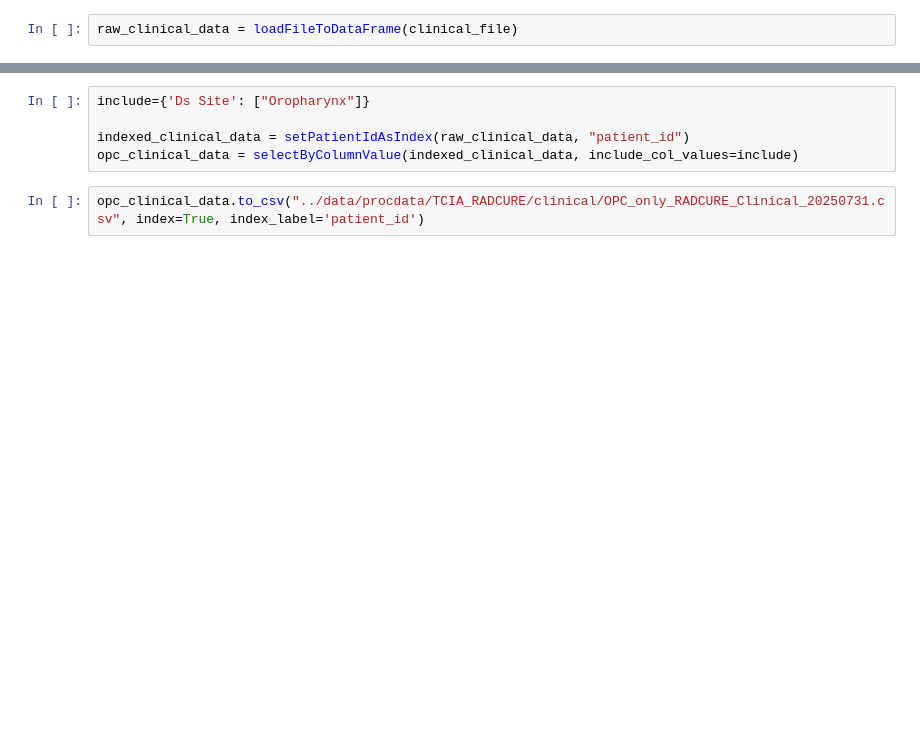
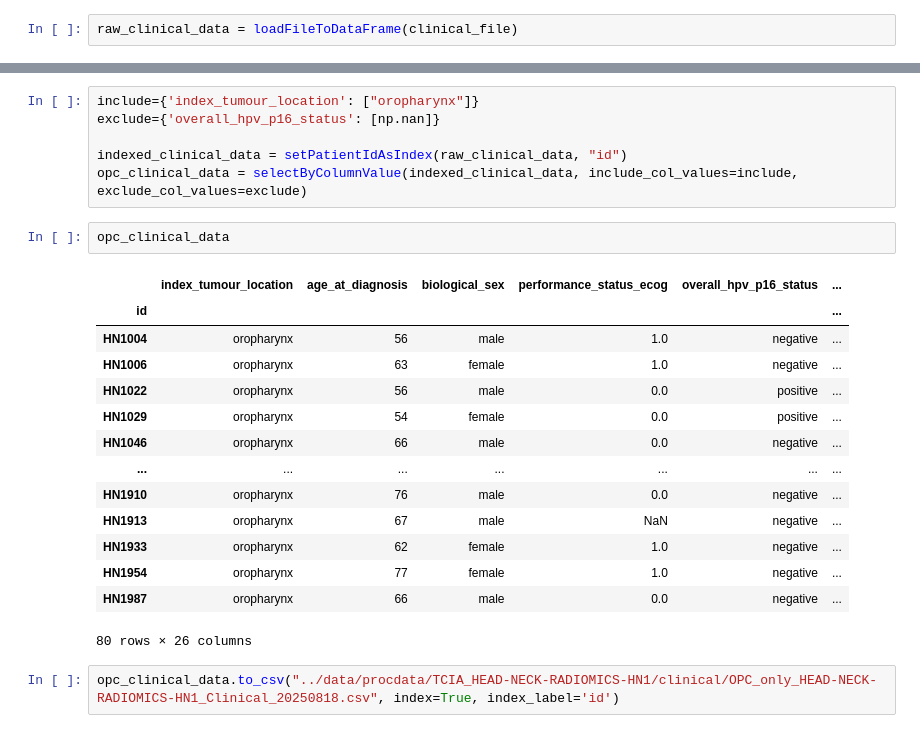
Before and after one commit to bhklab/readii_2_roqc, a Jupyter notebook: sandbox/subset_clinical.ipynb, the cells around one changed output, grey strips where cells are left out. Drawn from its saved outputs; the diff is of its cells as text; blank space fills up the shorter version.

Commit message:
feat: add exclusion variable handling and missing value handling

```diff
--- a/sandbox/subset_clinical.ipynb
+++ b/sandbox/subset_clinical.ipynb
@@ -27,7 +28,25 @@ raw_clinical_data
 # %%
-include={'Ds Site': ["Oropharynx"]}
+include={'index_tumour_location': ["oropharynx"]}
+exclude={'overall_hpv_p16_status': [np.nan]}
 
-indexed_clinical_data = setPatientIdAsIndex(raw_clinical_data, "patient_id")
-opc_clinical_data = selectByColumnValue(indexed_clinical_data, include_col_values=include)
+indexed_clinical_data = setPatientIdAsIndex(raw_clinical_data, "id")
+opc_clinical_data = selectByColumnValue(indexed_clinical_data, include_col_values=include, exclude_col_values=exclude)
+# %%
+opc_clinical_data
+# %% [output]
+|  | index_tumour_location | age_at_diagnosis | biological_sex | performance_status_ecog | overall_hpv_p16_status | ... |
+| id |  |  |  |  |  | ... |
+| HN1004 | oropharynx | 56 | male | 1.0 | negative | ... |
+| HN1006 | oropharynx | 63 | female | 1.0 | negative | ... |
+| HN1022 | oropharynx | 56 | male | 0.0 | positive | ... |
+| HN1029 | oropharynx | 54 | female | 0.0 | positive | ... |
+| HN1046 | oropharynx | 66 | male | 0.0 | negative | ... |
+| ... | ... | ... | ... | ... | ... | ... |
+| HN1910 | oropharynx | 76 | male | 0.0 | negative | ... |
+| HN1913 | oropharynx | 67 | male | NaN | negative | ... |
+| HN1933 | oropharynx | 62 | female | 1.0 | negative | ... |
+| HN1954 | oropharynx | 77 | female | 1.0 | negative | ... |
+| HN1987 | oropharynx | 66 | male | 0.0 | negative | ... |
+80 rows × 26 columns
 # %%
-opc_clinical_data.to_csv("../data/procdata/TCIA_RADCURE/clinical/OPC_only_RADCURE_Clinical_20250731.csv", index=True, index_label='patient_id')
+opc_clinical_data.to_csv("../data/procdata/TCIA_HEAD-NECK-RADIOMICS-HN1/clinical/OPC_only_HEAD-NECK-RADIOMICS-HN1_Clinical_20250818.csv", index=True, index_label='id')
```
Also changed, not shown: parts of 3 cells of this notebook.
